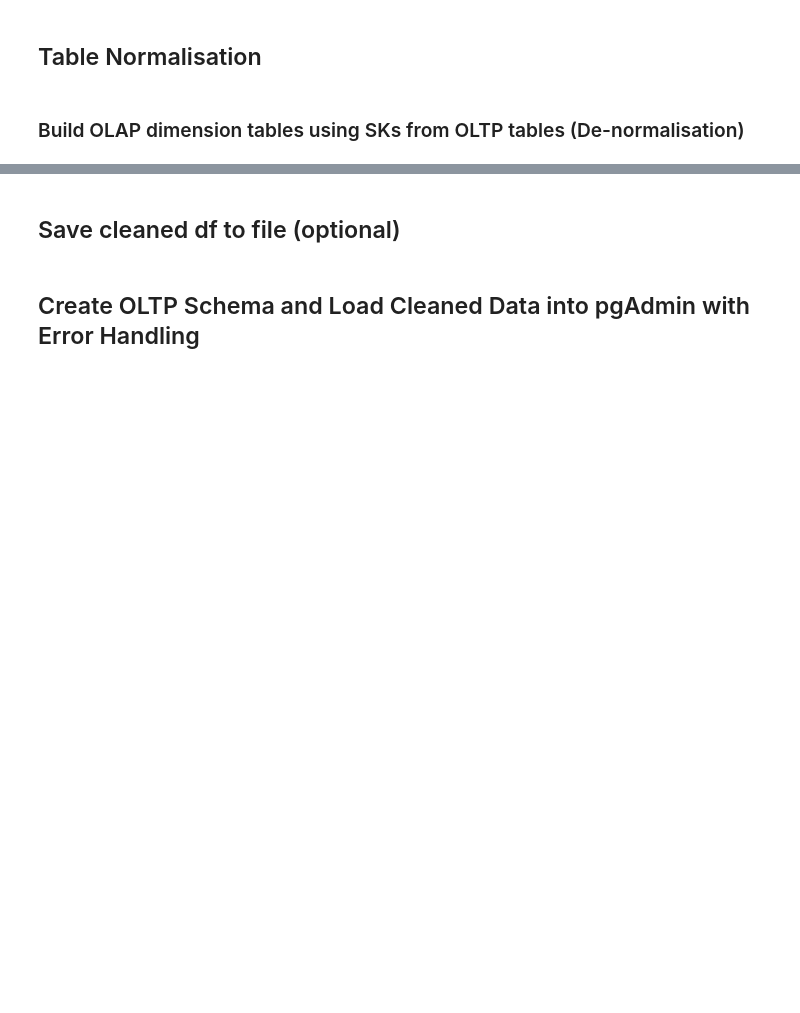
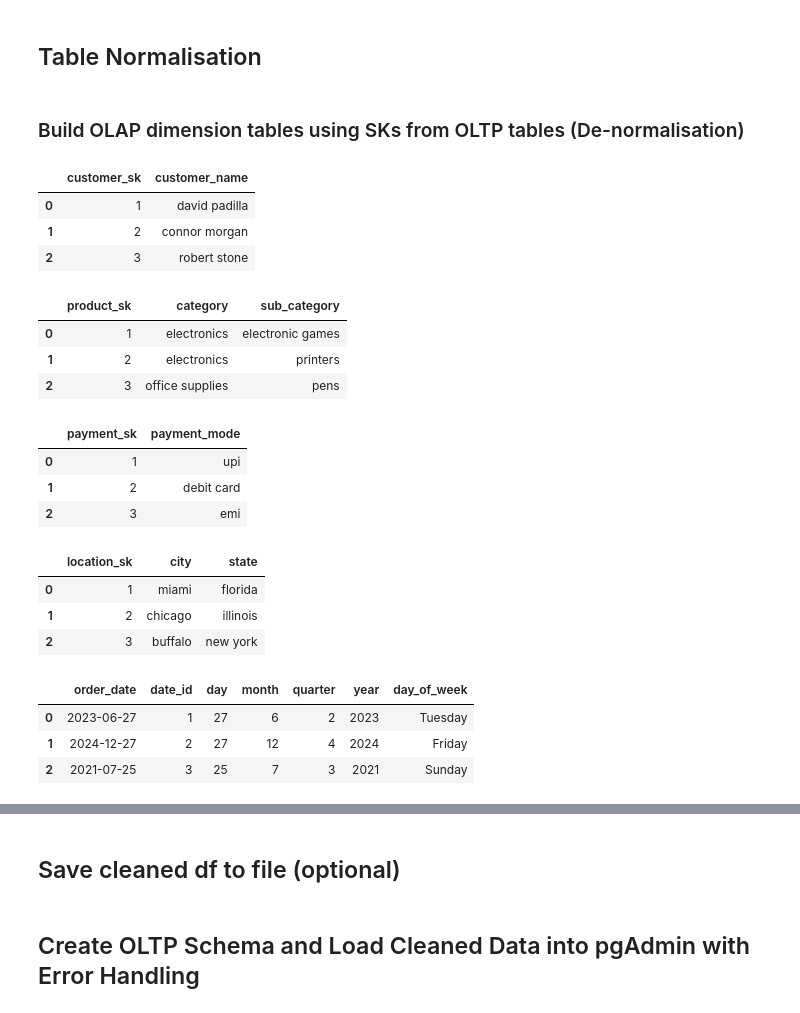
Before and after one commit to AnnieFiB/OtherProjects, a Jupyter notebook: DataEngineering/DWHmodelling/capstone_project/data_cleaning.ipynb, the cells around one changed output, grey strips where cells are left out. Cells and saved outputs as stored; diff of their text form; code cells hidden in the pictures; blank space fills up the shorter version.

```diff
--- a/DataEngineering/DWHmodelling/capstone_project/data_cleaning.ipynb
+++ b/DataEngineering/DWHmodelling/capstone_project/data_cleaning.ipynb
@@ -199,2 +228,61 @@ display(locations_df.head(3))
 # %% [markdown]
 ### Build OLAP dimension tables using SKs from OLTP tables (De-normalisation)
+# %%
+# Create dim oltp tables with Slurrogate Keys (PK)
+
+# DimCustomer
+customers_df = cleaned_df[['customer_name', 'city', 'state']].drop_duplicates().reset_index(drop=True)
+customers_df['customer_sk'] = customers_df.index + 1
+dim_customer = customers_df[['customer_sk', 'customer_name']].copy()
+
+# DimProduct
+products_df = cleaned_df[['category', 'sub_category']].drop_duplicates().reset_index(drop=True)
+products_df['product_sk'] = products_df.index + 1
+dim_product = products_df[['product_sk', 'category', 'sub_category']].copy()
+
+# DimPayment
+payments_df = cleaned_df[['payment_mode']].drop_duplicates().reset_index(drop=True)
+payments_df['payment_sk'] = payments_df.index + 1
+dim_payment = payments_df[['payment_sk', 'payment_mode']].copy()
+
+# DimLocation
+locations_df = cleaned_df[['city', 'state']].drop_duplicates().reset_index(drop=True)
+locations_df['location_sk'] = locations_df.index + 1
+dim_location = locations_df[['location_sk', 'city', 'state']].copy()
+
+# DimDate
+dim_date = cleaned_df[['order_date']].drop_duplicates().reset_index(drop=True)
+dim_date['date_id'] = dim_date.index + 1
+dim_date['day'] = dim_date['order_date'].dt.day
+dim_date['month'] = dim_date['order_date'].dt.month
+dim_date['quarter'] = dim_date['order_date'].dt.quarter
+dim_date['year'] = dim_date['order_date'].dt.year
+dim_date['day_of_week'] = dim_date['order_date'].dt.day_name()
+
+
+display(dim_customer.head(3))
+display(dim_product.head(3))
+display(dim_payment.head(3))
+display(dim_location.head(3))
+display(dim_date.head(3))
+# %% [output]
+|  | customer_sk | customer_name |
+| 0 | 1 | david padilla |
+| 1 | 2 | connor morgan |
+| 2 | 3 | robert stone |
+|  | product_sk | category | sub_category |
+| 0 | 1 | electronics | electronic games |
+| 1 | 2 | electronics | printers |
+| 2 | 3 | office supplies | pens |
+|  | payment_sk | payment_mode |
+| 0 | 1 | upi |
+| 1 | 2 | debit card |
+| 2 | 3 | emi |
+|  | location_sk | city | state |
+| 0 | 1 | miami | florida |
+| 1 | 2 | chicago | illinois |
+| 2 | 3 | buffalo | new york |
+|  | order_date | date_id | day | month | quarter | year | day_of_week |
+| 0 | 2023-06-27 | 1 | 27 | 6 | 2 | 2023 | Tuesday |
+| 1 | 2024-12-27 | 2 | 27 | 12 | 4 | 2024 | Friday |
+| 2 | 2021-07-25 | 3 | 25 | 7 | 3 | 2021 | Sunday |
```
Also changed, not shown: parts of 39 cells of this notebook, 19 other files.
